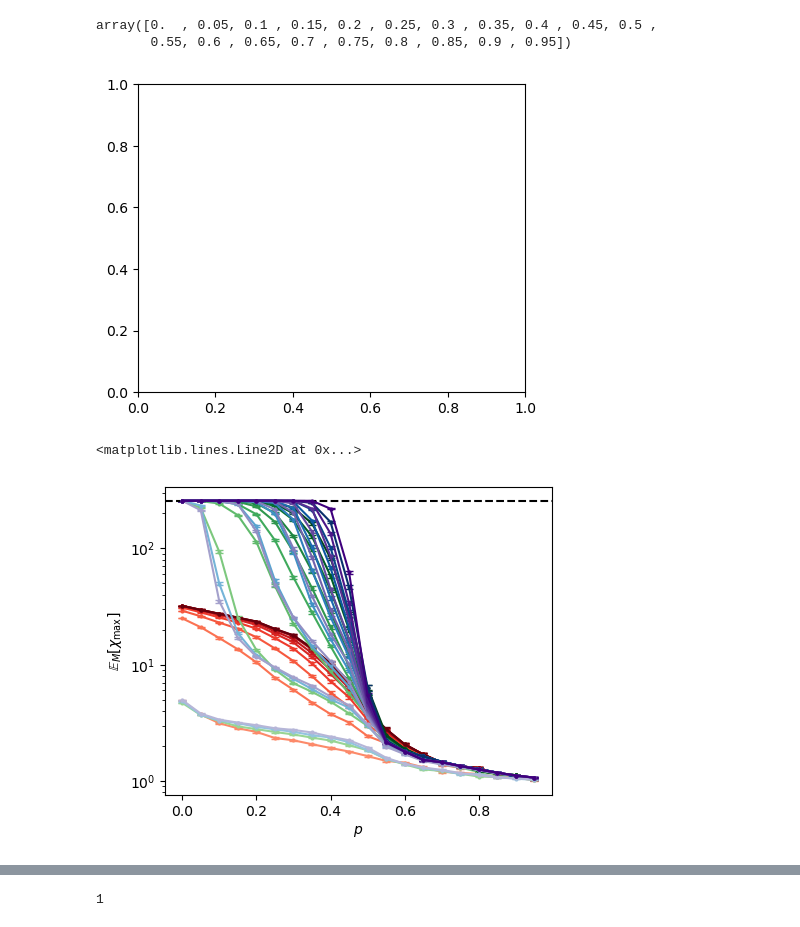
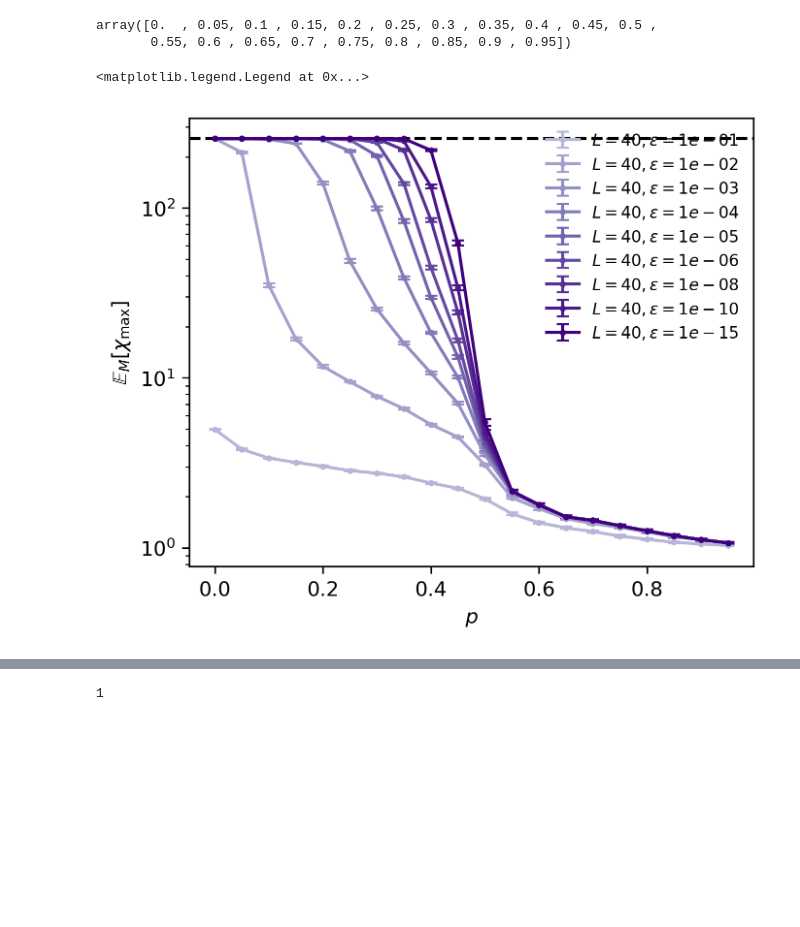
Before and after one commit to hainingpan/CT_MPS, a Jupyter notebook: FM_evo.ipynb, the cells around one changed output, grey strips where cells are left out. Saved outputs shown, nothing was run; the diff lists cells and outputs as text; code cells hidden in the pictures; blank space fills up the shorter version.

```diff
--- a/FM_evo.ipynb
+++ b/FM_evo.ipynb
@@ -14,3 +14,6 @@ from plot_utils import *
+# %%
+import matplotlib
+matplotlib.rcParams['figure.dpi'] =300
 # %%
 L_list=[10,20,30,40]
 # L_list=[30]
@@ -85,12 +67,3 @@ array([0.  , 0.05, 0.1 , 0.15, 0.2 , 0.25, 0.3 , 0.35, 0.4 , 0.45, 0.5 ,
-# %%
-Op_list = df_MPS_0_T.index.get_level_values('p_ctrl').unique().sort_values()
-fig,ax=plt.subplots(1,1,figsize=(5,4))
-maxdim=params_list[0][1]['maxdim'][0]
-cmap_list = [plt.cm.Reds,plt.cm.Greens,plt.cm.Blues,plt.cm.Purples]
-cutoff_list = params_list[0][1]['cutoff']
-p_list=np.round(params_list[0][1]['p_ctrl'],2)
-# %% [output]
-[figure, removed]
 # %%
 Op_list = df_MPS_0_T.index.get_level_values('p_ctrl').unique().sort_values()
 maxdim=params_list[0][1]['maxdim'][0]
@@ -126,23 +99,23 @@ maxbond_max_sem_df=convert_pd(maxbond_max_sem_dict,names=['L','cutoff','p'])
 # %%
 cmap_list = [plt.cm.Reds,plt.cm.Greens,plt.cm.Blues,plt.cm.Purples]
 fig,ax=plt.subplots(1,1,figsize=(5,4))
 
-for idx,L in enumerate([10,20,30,40,]):
+for idx,L in enumerate([40]):
     cmap = iter(cmap_list[L//10-1]( np.linspace(0.4,1,len(cutoff_list)) ))
     for cutoff in cutoff_list:
         maxbond_max_mean_df_ = maxbond_max_mean_df.xs(L,level='L').xs(cutoff,level='cutoff')
         maxbond_max_sem_df_ = maxbond_max_sem_df.xs(L,level='L').xs(cutoff,level='cutoff')
         p_list_ = maxbond_max_mean_df_.index.get_level_values('p')
         ax.errorbar(p_list_,maxbond_max_mean_df_.values.flatten(),yerr=maxbond_max_sem_df_.values.flatten(),fmt='.-',label=fr'$L={L},\epsilon={cutoff:.0e}$',color = next(cmap),capsize=3,markersize=4)
 ax.set_yscale('log')
 ax.set_yscale('log')
 ax.set_xlabel(r'$p$')
 ax.set_ylabel(r'$\mathbb{E}_M[\chi_{\max}]$')
 ax.axhline(2<<7,linestyle='--',color='black')
-# ax.legend(fontsize=8,loc='upper right',frameon=False)
+ax.legend(fontsize=8,loc='upper right',frameon=False)
 # %% [output]
-<matplotlib.lines.Line2D at 0x...>
+<matplotlib.legend.Legend at 0x...>
-[figure, old version]
+[figure, new version]
 # %%
 cmap_list = [plt.cm.Reds,plt.cm.Greens,plt.cm.Blues,plt.cm.Purples]
 fig,ax=plt.subplots(1,1,figsize=(5,4))
```
Also changed, not shown: parts of 19 cells of this notebook.
